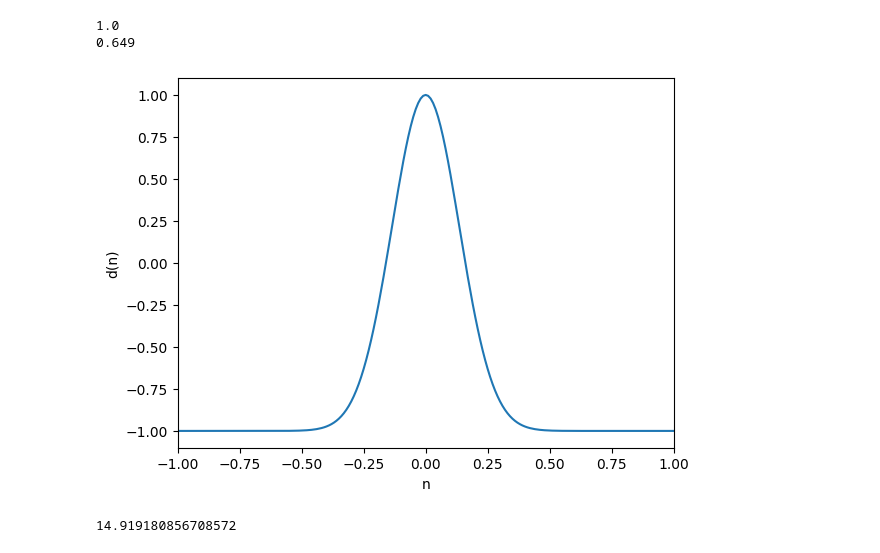
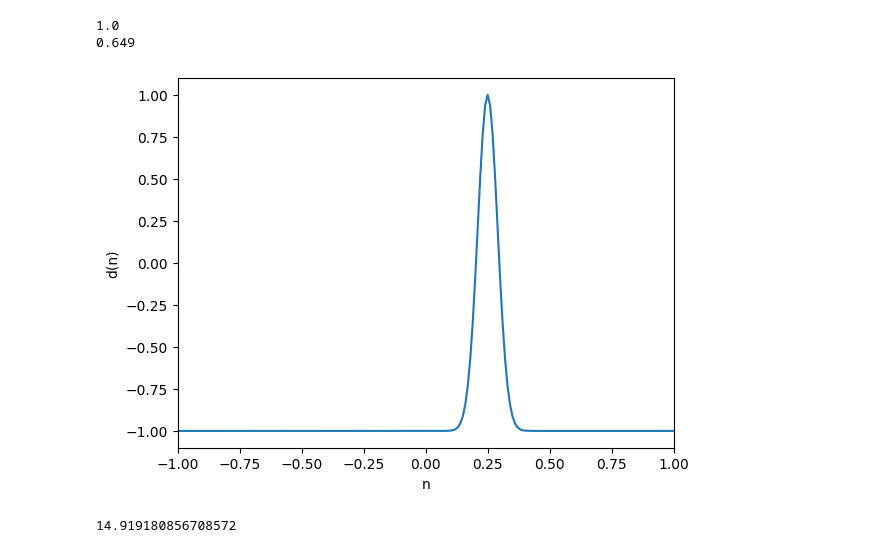
Before and after one commit to SCRE4MIE/symulacje_komputerowe, a Jupyter notebook: a.ipynb, the cells around one changed output. Saved outputs shown, nothing was run; the diff lists cells and outputs as text; code cells hidden in the pictures.

```diff
--- a/a.ipynb
+++ b/a.ipynb
@@ -30,29 +30,29 @@ print(min(max((0.549 + 0.1*y), 0), 1))
 # %%
 import matplotlib.pyplot as plt
 import numpy as np
 def d(n):
     """Funkcja d(n) z obrazu."""
-    sigma = 0.136
-    mu = 0
+    sigma = 0.04
+    mu = 0.25
     l = abs(n - mu)
     k = 2 * (sigma ** 2)
     return (2 * np.exp(-(l ** 2) / k)) - 1
 
 # Zakres wartości x
 x = np.arange(-10, 10, 0.01)
 
 # Oblicz wartości funkcji dla każdego x
 y = d(x)
 
 
 # # Wyrysuj wykres
 plt.plot(x, y)
 plt.xlabel("n")
 plt.ylabel("d(n)")
 plt.xlim(-1, 1)
 plt.show()
 # %% [output]
-[figure, old version]
+[figure, new version]
 # %%
 import numpy as np
 import matplotlib.pyplot as plt
```
Also changed, not shown: parts of 1 cell of this notebook, 4 other files.
